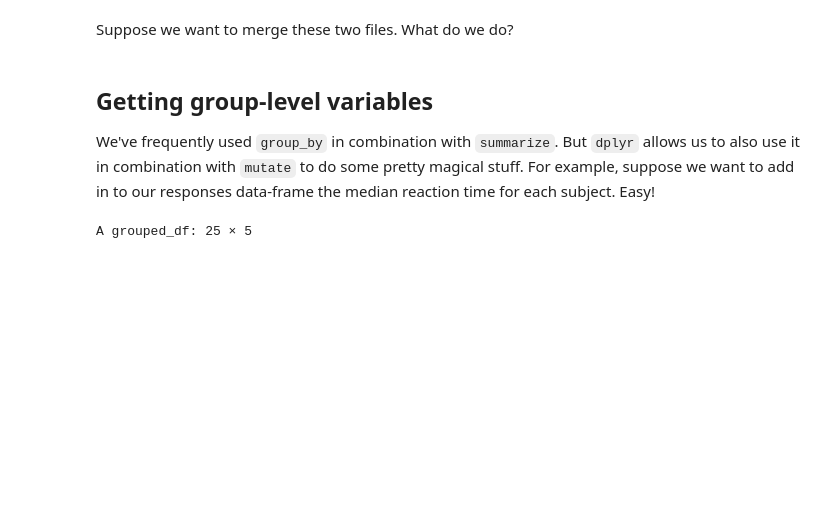
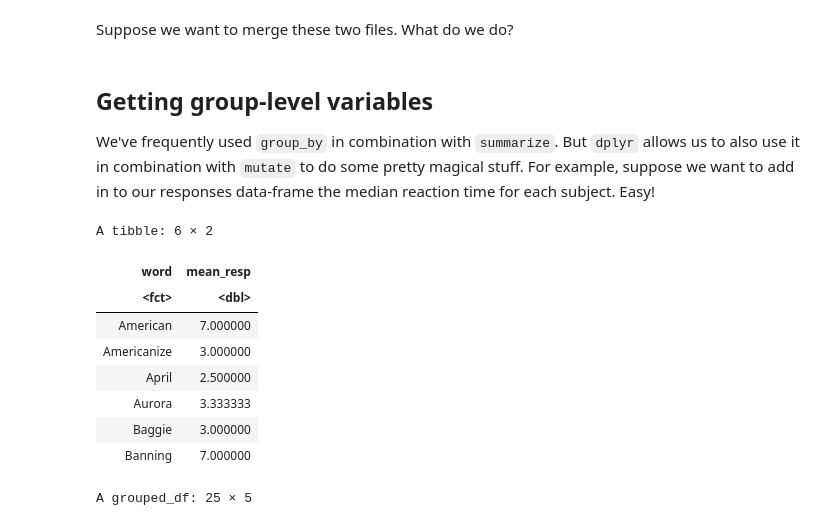
Before and after one commit to psych750/psych750.github.io, a Jupyter notebook: _sources/notebooks/activity_merge_sac.ipynb, the cells around one changed output. Drawn from its saved outputs; the diff is of its cells as text; code cells hidden in the pictures; blank space fills up the shorter version.

```diff
--- a/_sources/notebooks/activity_merge_sac.ipynb
+++ b/_sources/notebooks/activity_merge_sac.ipynb
@@ -60,6 +69,18 @@ Suppose we want to merge these two files. What do we do?
 ## Getting group-level variables
 
 We've frequently used `group_by` in combination with `summarize`. But `dplyr` allows us to also use it in combination with `mutate` to do some pretty magical stuff. For example, suppose we want to add in to our responses data-frame the median reaction time for each subject. Easy!
+# %%
+responses %>% group_by(word) %>% summarize(mean_resp=mean(key,na.rm=TRUE)) %>% head
+# %% [output]
+A tibble: 6 × 2
+| word | mean_resp |
+| <fct> | <dbl> |
+| American | 7.000000 |
+| Americanize | 3.000000 |
+| April | 2.500000 |
+| Aurora | 3.333333 |
+| Baggie | 3.000000 |
+| Banning | 7.000000 |
 # %%
 responses %>% group_by(subj_code) %>% mutate(median_RT = median(rt)) %>% head(25)
 # %% [output]
```
Also changed, not shown: parts of 11 cells of this notebook, 9 other files.
